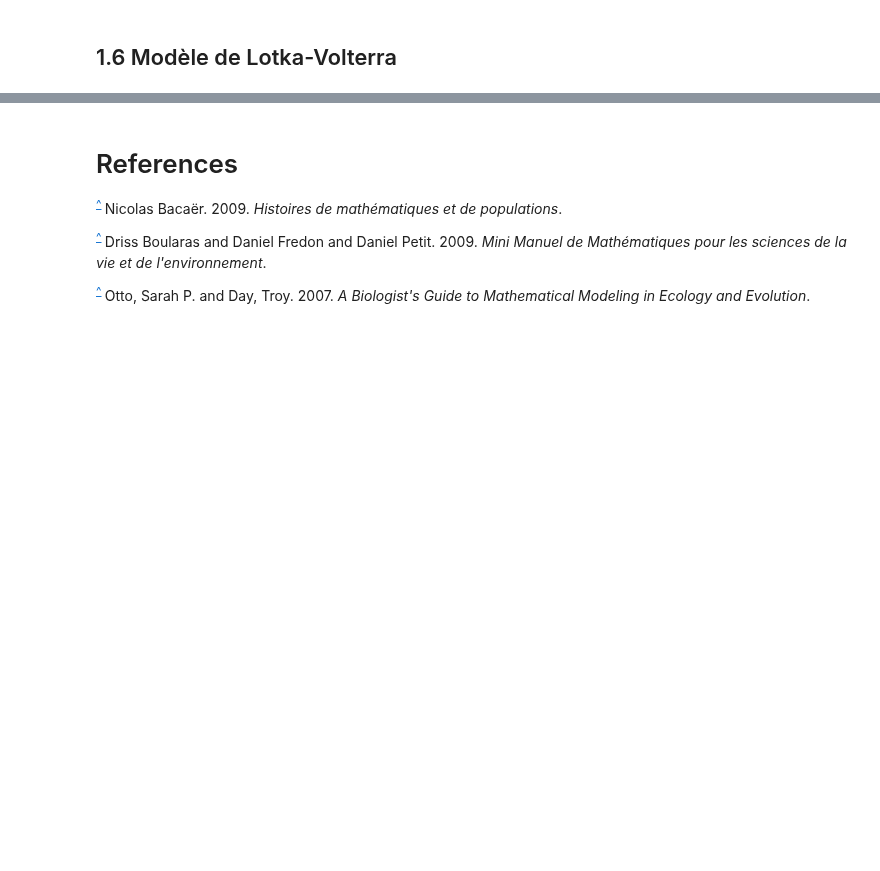
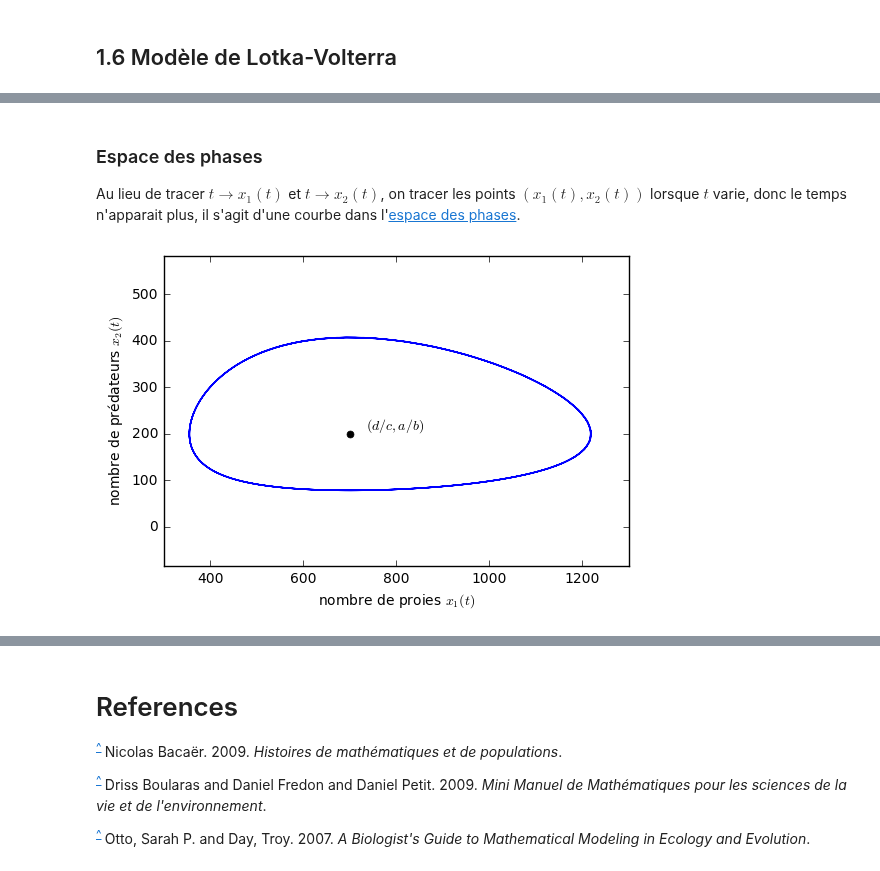
Before and after one commit to juliejj/systemes_dynamiques_agronomie, a Jupyter notebook: 1_premiers_modeles.ipynb, the cells around one changed output, grey strips where cells are left out. Cells and saved outputs as stored; diff of their text form; code cells hidden in the pictures; blank space fills up the shorter version.

```diff
--- a/1_premiers_modeles.ipynb
+++ b/1_premiers_modeles.ipynb
@@ -348,0 +377,18 @@ plt.show()
+# %% [markdown]
+### Espace des phases
+
+Au lieu de tracer $t\to x_1(t)$ et $t\to x_2(t)$, on tracer les points $(x_1(t),x_2(t))$ lorsque $t$ varie, donc le temps n'apparait plus, il s'agit d'une courbe dans l'[espace des phases](https://fr.wikipedia.org/wiki/Espace_des_phases).
+# %%
+plt.plot(x_t[:,0], x_t[:,1])
+plt.xlabel(r"nombre de proies $x_1(t)$")
+plt.ylabel(r"nombre de prédateurs $x_2(t)$")
+marker_style = dict(linestyle=':', markersize=10)
+equilibre = [d/c,a/b]
+plt.plot(equilibre[0], equilibre[1], marker='.', **marker_style, color="k")
+plt.text(1.05*equilibre[0], 1.05*equilibre[1], r'$(d/c,a/b)$')
+plt.axis('equal')
+plt.xlim(300, 1300)
+plt.ylim(0, 500)
+plt.show()
+# %% [output]
+[figure, added]
```
Also changed, not shown: parts of 15 cells of this notebook.
